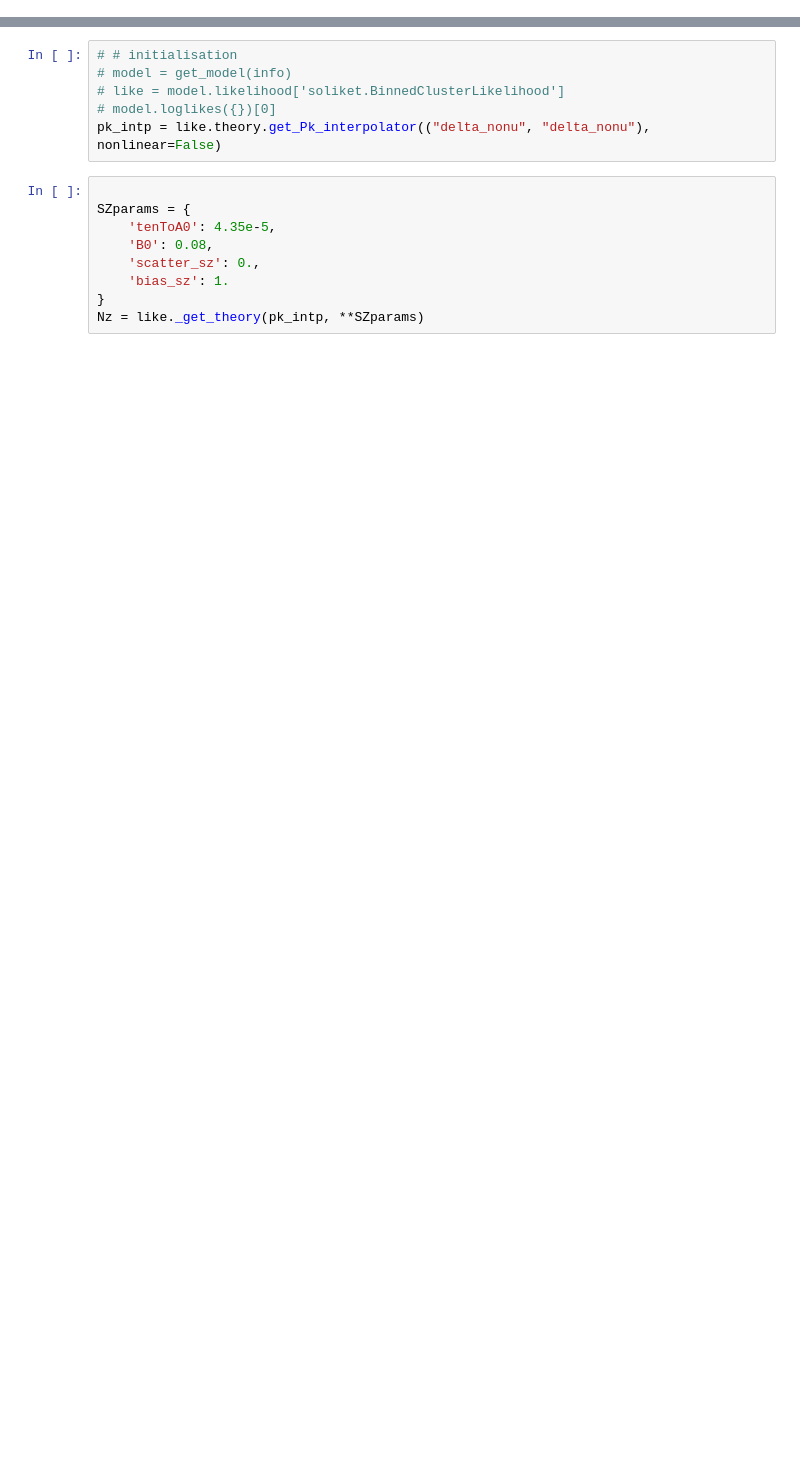
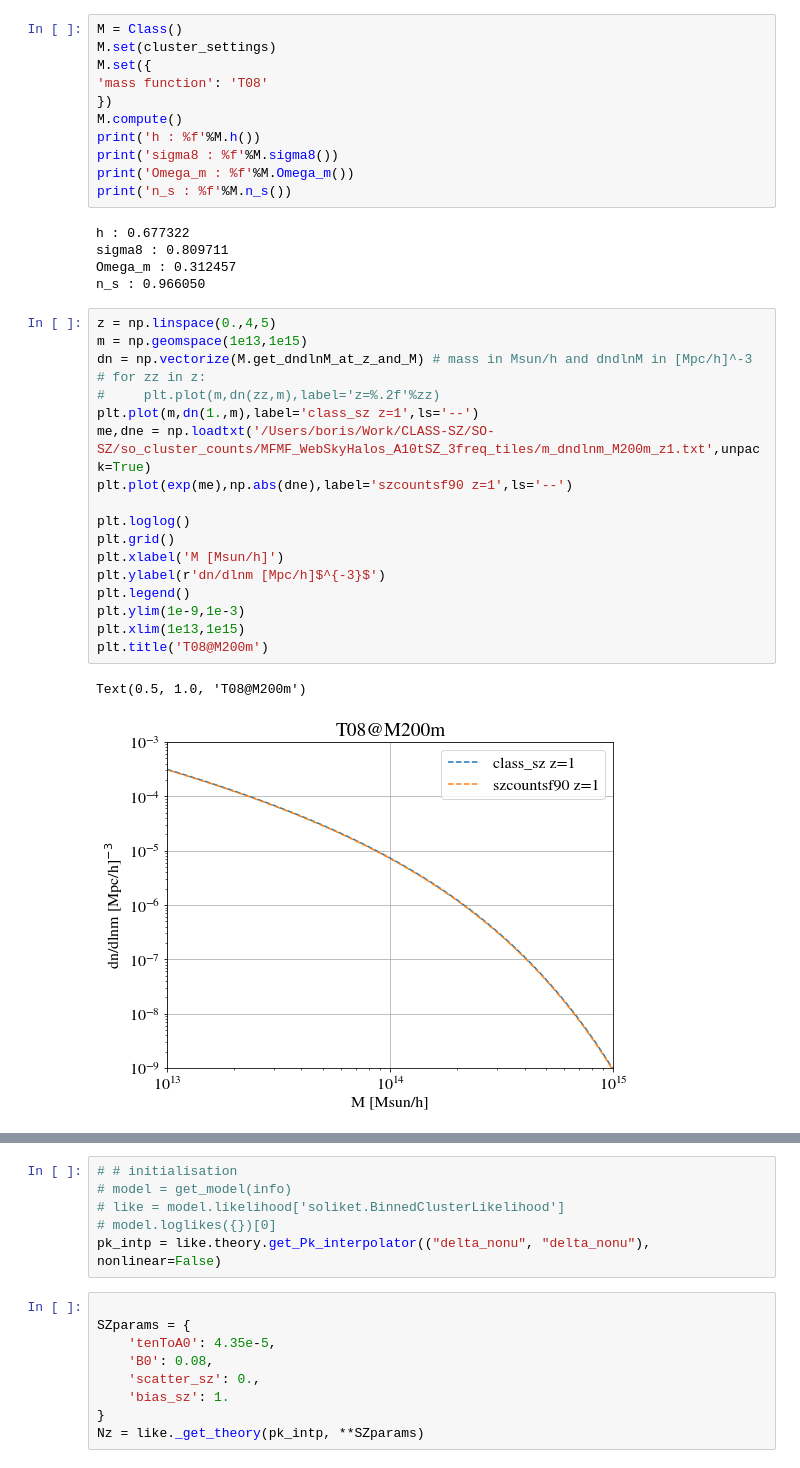
Before and after one commit to simonsobs/SOLikeT, a Jupyter notebook: soliket/binned_clusters/notebooks/Nz_szcountsf90_vs_class_sz_vs_nemo_comparison.ipynb, the cells around one changed output, grey strips where cells are left out. Saved outputs shown, nothing was run; the diff lists cells and outputs as text; blank space fills up the shorter version.

```diff
--- a/soliket/binned_clusters/notebooks/Nz_szcountsf90_vs_class_sz_vs_nemo_comparison.ipynb
+++ b/soliket/binned_clusters/notebooks/Nz_szcountsf90_vs_class_sz_vs_nemo_comparison.ipynb
@@ -85,0 +232,37 @@ array([-497.20809399])
+# %%
+M = Class()
+M.set(cluster_settings)
+M.set({
+'mass function': 'T08'
+})
+M.compute()
+print('h : %f'%M.h())
+print('sigma8 : %f'%M.sigma8())
+print('Omega_m : %f'%M.Omega_m())
+print('n_s : %f'%M.n_s())
+# %% [output]
+h : 0.677322
+sigma8 : 0.809711
+Omega_m : 0.312457
+n_s : 0.966050
+# %%
+z = np.linspace(0.,4,5)
+m = np.geomspace(1e13,1e15)
+dn = np.vectorize(M.get_dndlnM_at_z_and_M) # mass in Msun/h and dndlnM in [Mpc/h]^-3
+# for zz in z:
+#     plt.plot(m,dn(zz,m),label='z=%.2f'%zz)
+plt.plot(m,dn(1.,m),label='class_sz z=1',ls='--')
+me,dne = np.loadtxt('/Users/boris/Work/CLASS-SZ/SO-SZ/so_cluster_counts/MFMF_WebSkyHalos_A10tSZ_3freq_tiles/m_dndlnm_M200m_z1.txt',unpack=True)
+plt.plot(exp(me),np.abs(dne),label='szcountsf90 z=1',ls='--')
+
+plt.loglog()
+plt.grid()
+plt.xlabel('M [Msun/h]')
+plt.ylabel(r'dn/dlnm [Mpc/h]$^{-3}$')
+plt.legend()
+plt.ylim(1e-9,1e-3)
+plt.xlim(1e13,1e15)
+plt.title('T08@M200m')
+# %% [output]
+Text(0.5, 1.0, 'T08@M200m')
+[figure, added]
```
Also changed, not shown: parts of 19 cells of this notebook.
